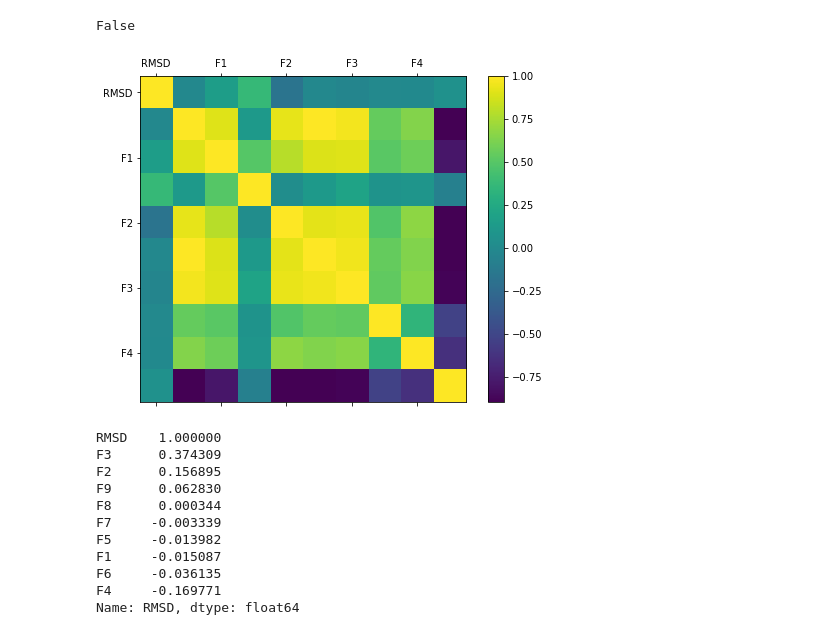
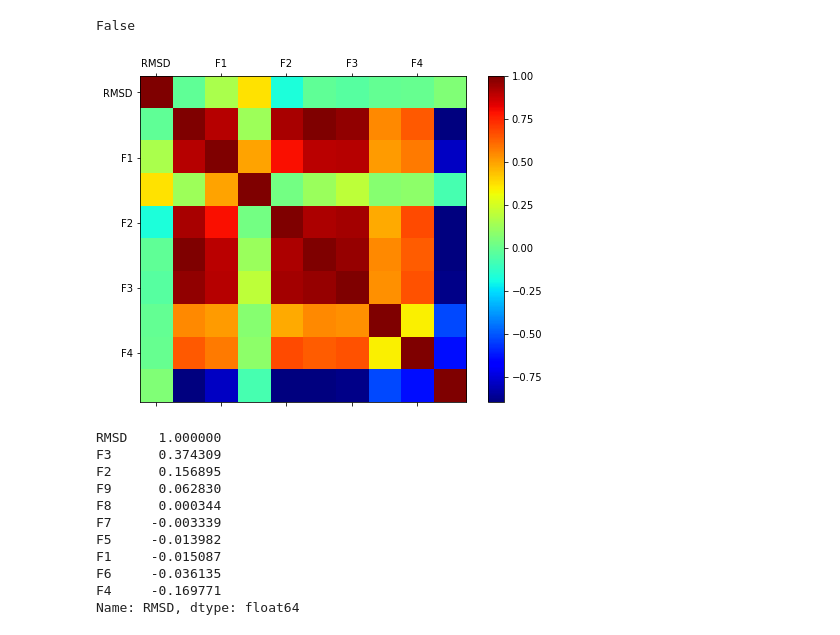
Before and after one commit to aniket-ak/Machine-Learning-CASP-Dataset, a Jupyter notebook: CASP_Exploring_Design_Space_with_pipelines.ipynb, the cells around one changed output. Cells and saved outputs as stored; diff of their text form; code cells hidden in the pictures.

```diff
--- a/CASP_Exploring_Design_Space_with_pipelines.ipynb
+++ b/CASP_Exploring_Design_Space_with_pipelines.ipynb
@@ -74,13 +74,13 @@ False
 # %%
 fig = plt.figure(figsize=(8,6))
 ax = fig.add_subplot(111)
-cax = ax.matshow(casp.corr(), interpolation='none')
+cax = ax.matshow(casp.corr(), cmap="jet", interpolation='none')
 fig.colorbar(cax)
 
 ax.set_xticklabels(['']+list(casp));
 ax.set_yticklabels(['']+list(casp));
 # %% [output]
-[figure, old version]
+[figure, new version]
 # %%
 casp.corr()['RMSD'].sort_values(ascending=False)
 # %% [output]
```
Also changed, not shown: parts of 6 cells of this notebook.
